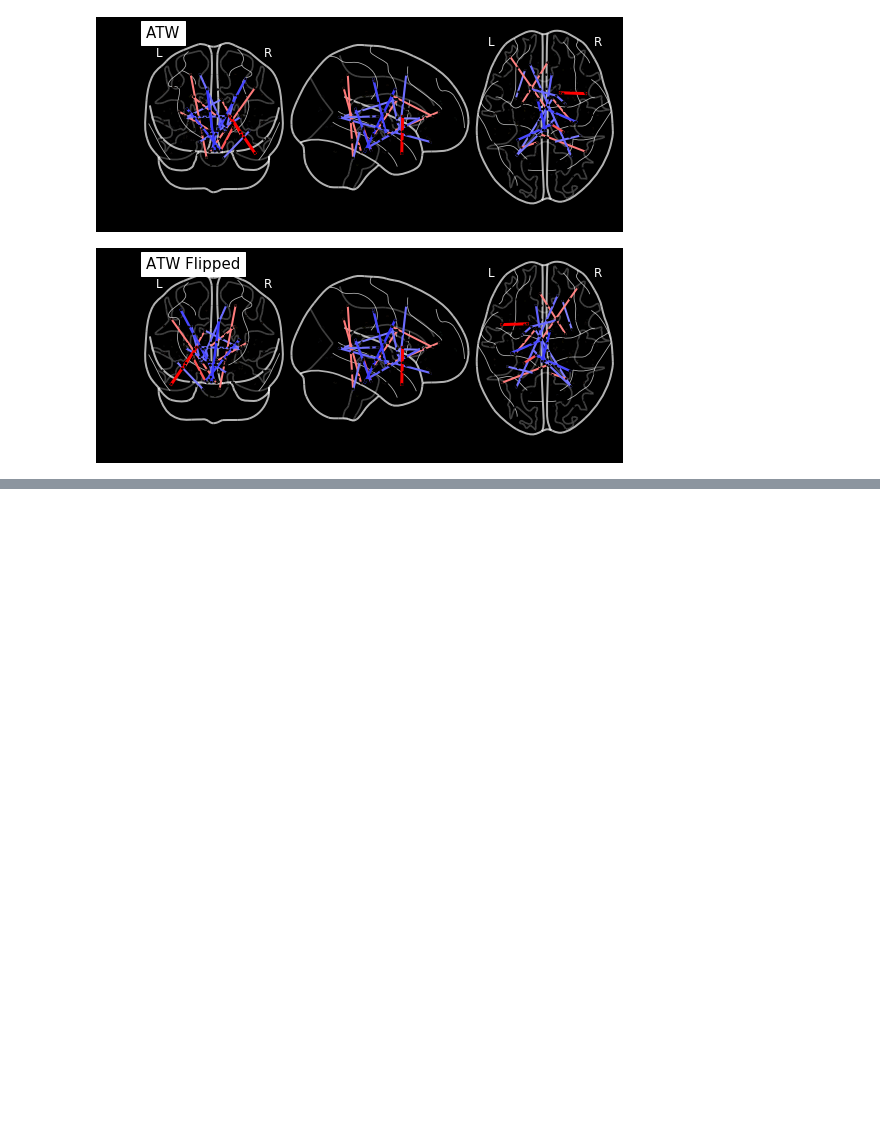
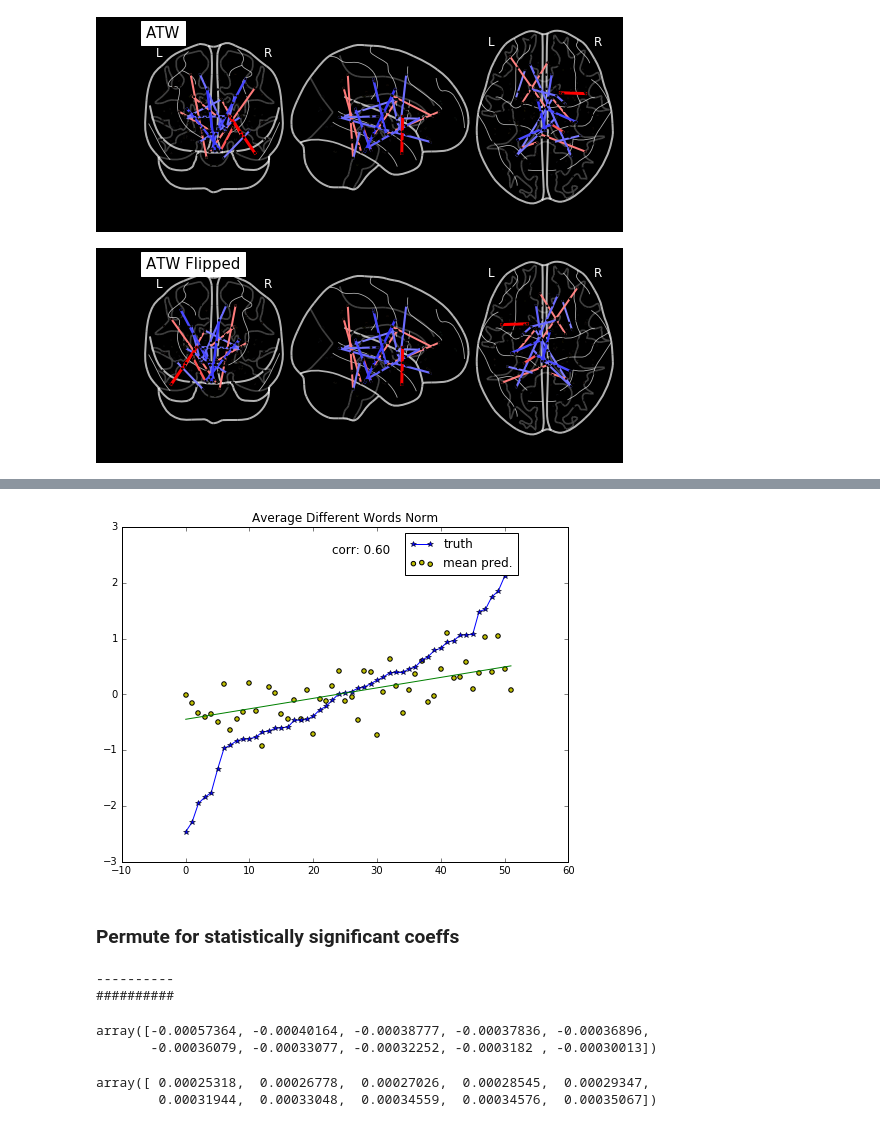
Before and after one commit to bonilhamusclab-projects/behav_connectome_prediction, a Jupyter notebook: entrainment_pred.ipynb, the cells around one changed output, grey strips where cells are left out. Cells and saved outputs as stored; diff of their text form; code cells hidden in the pictures; blank space fills up the shorter version.

```diff
--- a/entrainment_pred.ipynb
+++ b/entrainment_pred.ipynb
@@ -253,0 +330,6 @@ plot_coeffs(coeffs_mat_atw, title='ATW')
+# %%
+plot(predict_hist_adw_normalized, target_adw, 'Average Different Words Norm')
+# %% [output]
+[figure, added]
+# %% [markdown]
+### Permute for statistically significant coeffs
@@ -253,0 +357,18 @@ plot_coeffs(coeffs_mat_atw, title='ATW')
+# %%
+neg_dist, pos_dist = random_dist(search_atw_normalized.best_estimator_,
+                                search_atw_normalized.cv,
+                                data_atw_normalized,
+                                target_atw)
+# %% [output]
+----------
+##########
+# %%
+neg_dist
+# %% [output]
+array([-0.00057364, -0.00040164, -0.00038777, -0.00037836, -0.00036896,
+       -0.00036079, -0.00033077, -0.00032252, -0.0003182 , -0.00030013])
+# %%
+pos_dist
+# %% [output]
+array([ 0.00025318,  0.00026778,  0.00027026,  0.00028545,  0.00029347,
+        0.00031944,  0.00033048,  0.00034559,  0.00034576,  0.00035067])
```
Also changed, not shown: parts of 25 cells of this notebook, 1 other file.
